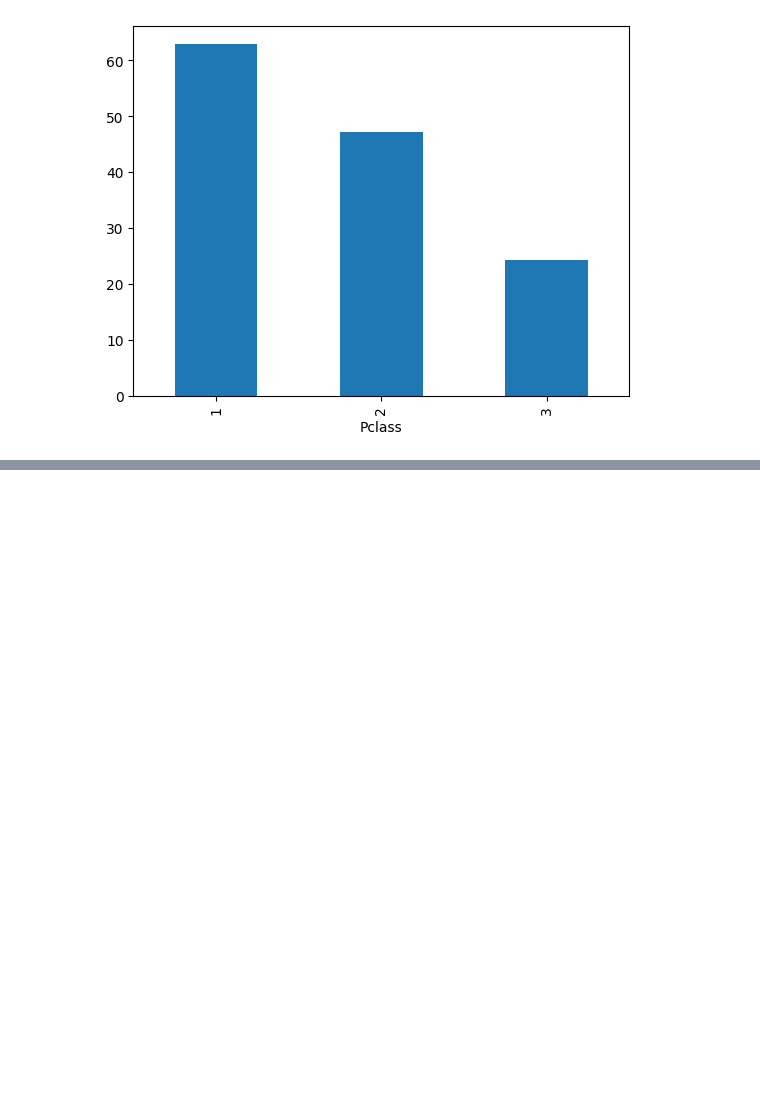
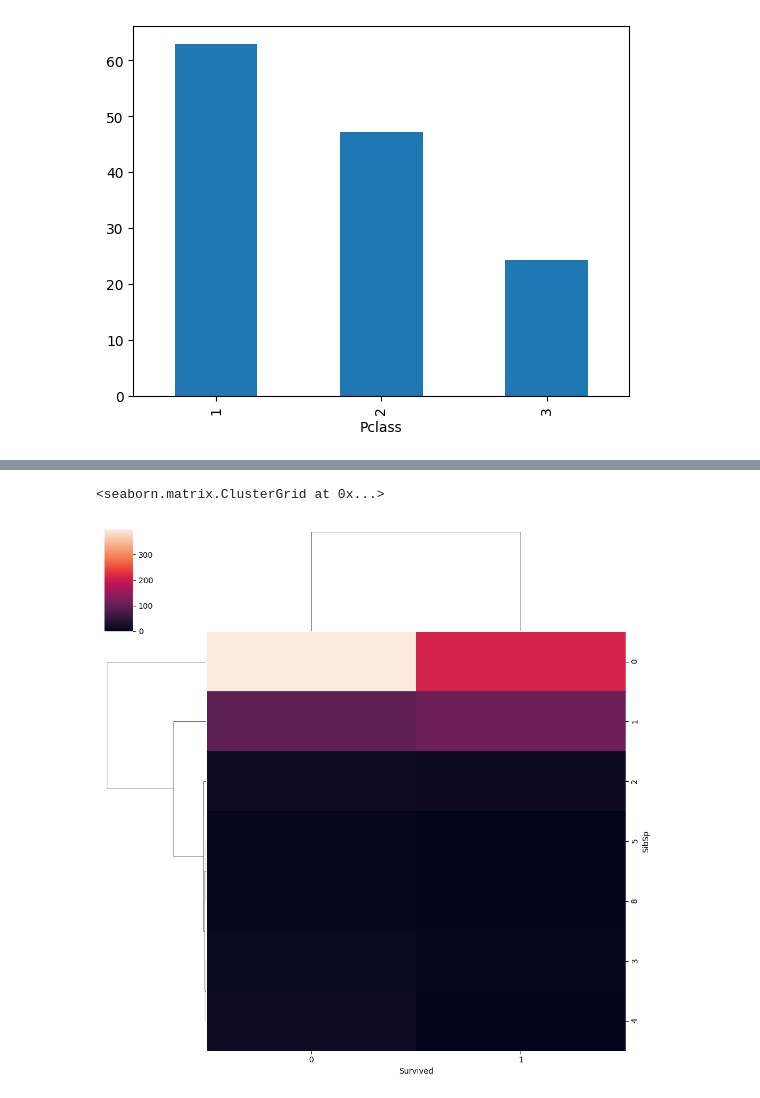
Before and after one commit to swoyam2609/Learning-Python, a Jupyter notebook: Machine Learning/Bivariate-Multivariate Analysis/bivariate and multivariate analysis.ipynb, the cells around one changed output, grey strips where cells are left out. Drawn from its saved outputs; the diff is of its cells as text; code cells hidden in the pictures; blank space fills up the shorter version.

```diff
--- a/Machine Learning/Bivariate-Multivariate Analysis/bivariate and multivariate analysis.ipynb
+++ b/Machine Learning/Bivariate-Multivariate Analysis/bivariate and multivariate analysis.ipynb
@@ -113,0 +161,2 @@ pd.crosstab(titanic['Age'], titanic['Survived'])
+# %%
+titanic['Age']=pd.to_numeric(titanic['Age'], errors='coerce')
@@ -113,0 +201,2 @@ pd.crosstab(titanic['Age'], titanic['Survived'])
+# %%
+data = pd.crosstab(titanic['SibSp'], titanic['Survived'])
@@ -113,0 +215,5 @@ pd.crosstab(titanic['Age'], titanic['Survived'])
+# %%
+sns.clustermap(data)
+# %% [output]
+<seaborn.matrix.ClusterGrid at 0x...>
+[figure, added]
```
Also changed, not shown: parts of 15 cells of this notebook, 4 other files.
